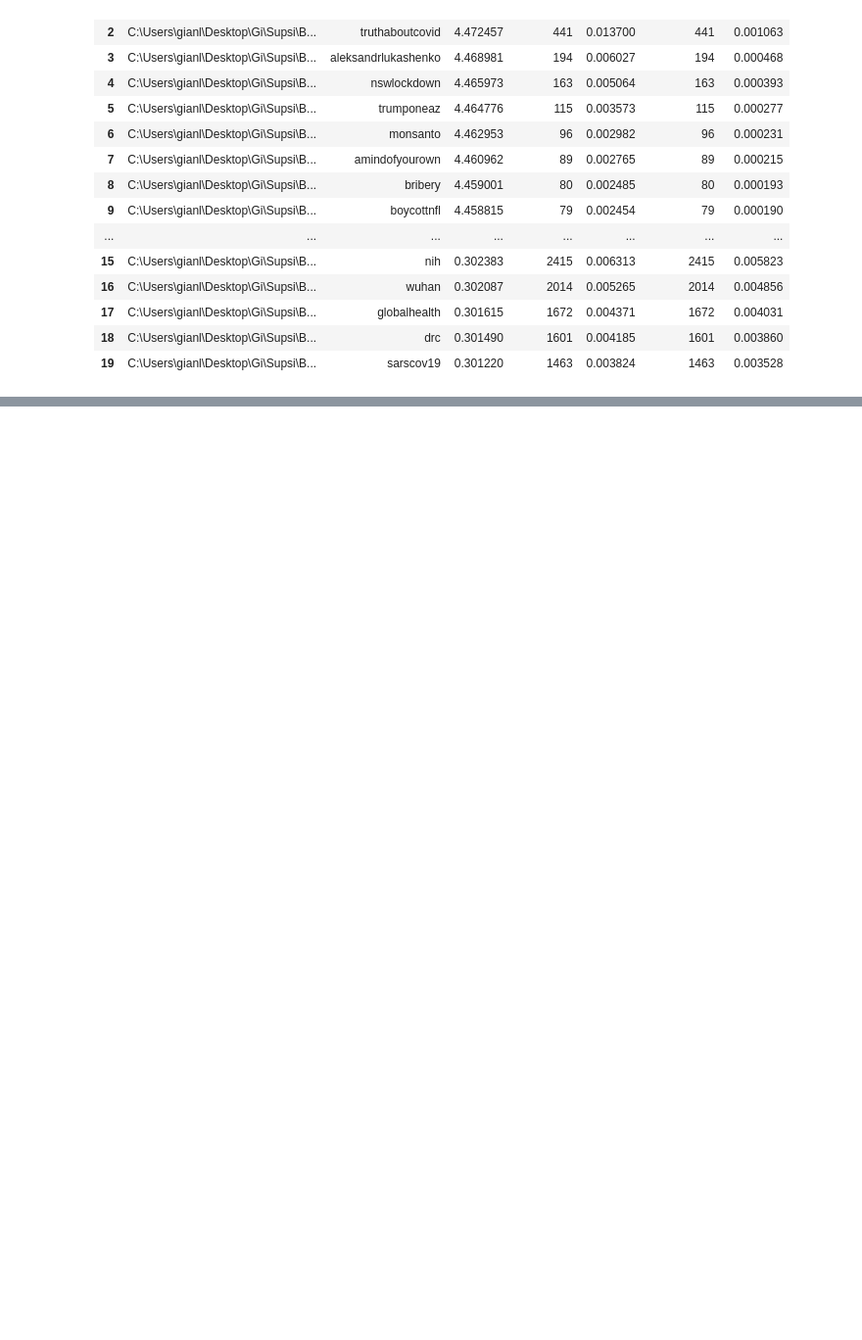
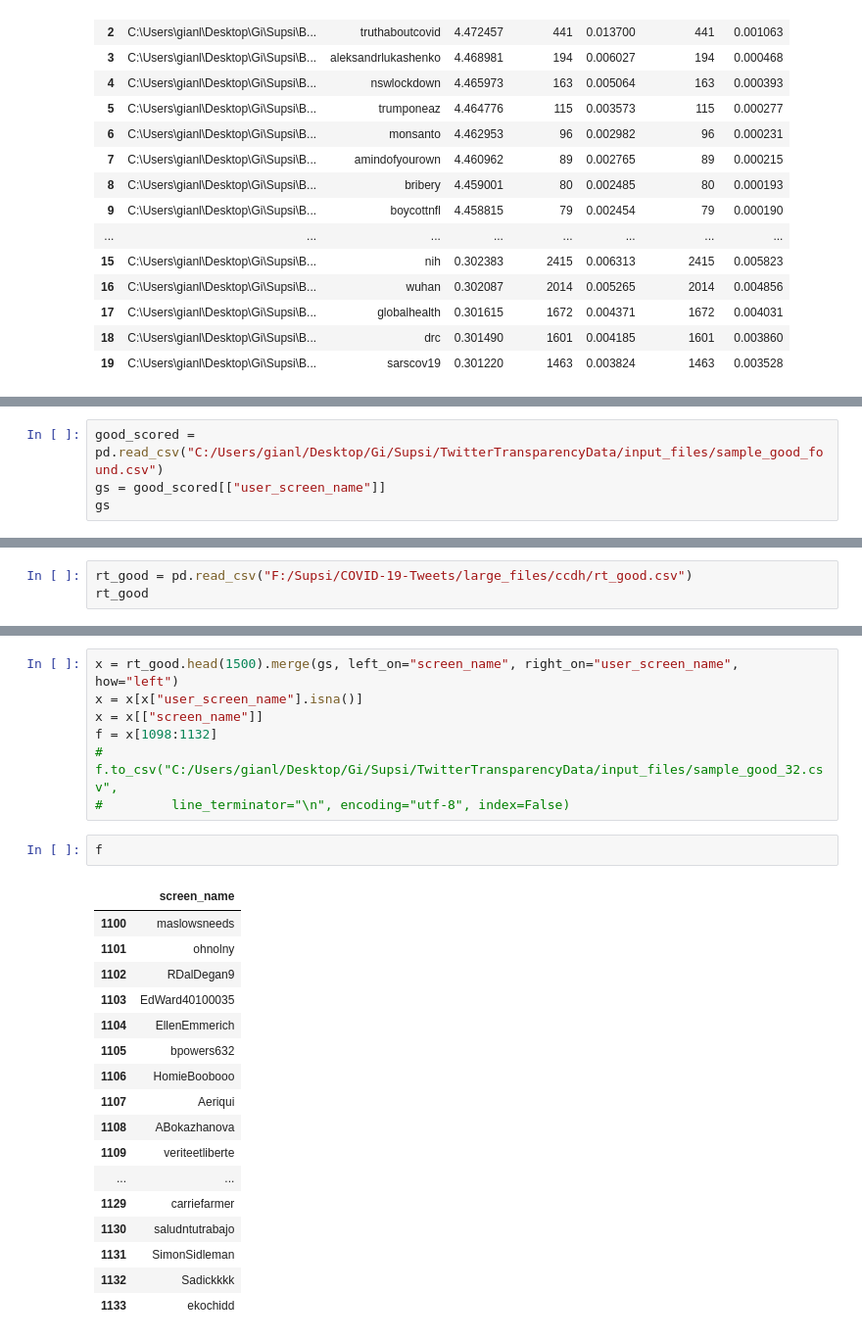
Before and after one commit to gi-ux/BachelorProject, a Jupyter notebook: notebook/misc/Process_Tweets.ipynb, the cells around one changed output, grey strips where cells are left out. Shown at 98% size. Drawn from its saved outputs; the diff is of its cells as text; blank space fills up the shorter version.

```diff
--- a/notebook/misc/Process_Tweets.ipynb
+++ b/notebook/misc/Process_Tweets.ipynb
@@ -713,0 +735,4 @@ sage_good_bad_
+# %%
+good_scored = pd.read_csv("C:/Users/gianl/Desktop/Gi/Supsi/TwitterTransparencyData/input_files/sample_good_found.csv")
+gs = good_scored[["user_screen_name"]]
+gs
@@ -713,0 +753,3 @@ sage_good_bad_
+# %%
+rt_good = pd.read_csv("F:/Supsi/COVID-19-Tweets/large_files/ccdh/rt_good.csv")
+rt_good
@@ -713,0 +776,27 @@ sage_good_bad_
+# %%
+x = rt_good.head(1500).merge(gs, left_on="screen_name", right_on="user_screen_name", how="left")
+x = x[x["user_screen_name"].isna()]
+x = x[["screen_name"]]
+f = x[1098:1132]
+# f.to_csv("C:/Users/gianl/Desktop/Gi/Supsi/TwitterTransparencyData/input_files/sample_good_32.csv",
+#         line_terminator="\n", encoding="utf-8", index=False)
+# %%
+f
+# %% [output]
+|  | screen_name |
+| 1100 | maslowsneeds |
+| 1101 | ohnolny |
+| 1102 | RDalDegan9 |
+| 1103 | EdWard40100035 |
+| 1104 | EllenEmmerich |
+| 1105 | bpowers632 |
+| 1106 | HomieBoobooo |
+| 1107 | Aeriqui |
+| 1108 | ABokazhanova |
+| 1109 | veriteetliberte |
+| ... | ... |
+| 1129 | carriefarmer |
+| 1130 | saludntutrabajo |
+| 1131 | SimonSidleman |
+| 1132 | Sadickkkk |
+| 1133 | ekochidd |
```
Also changed, not shown: parts of 6 cells of this notebook, 24 other files.
